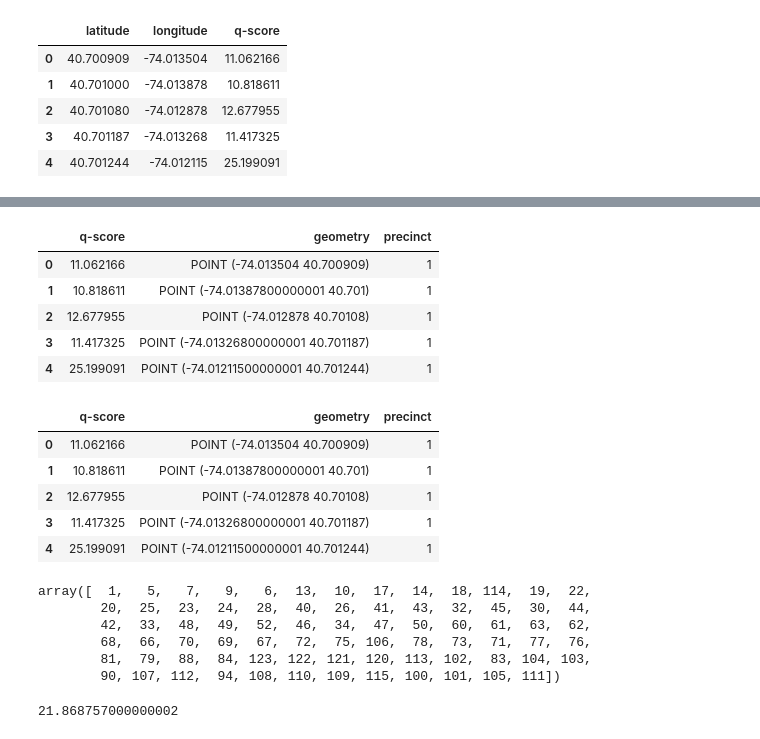
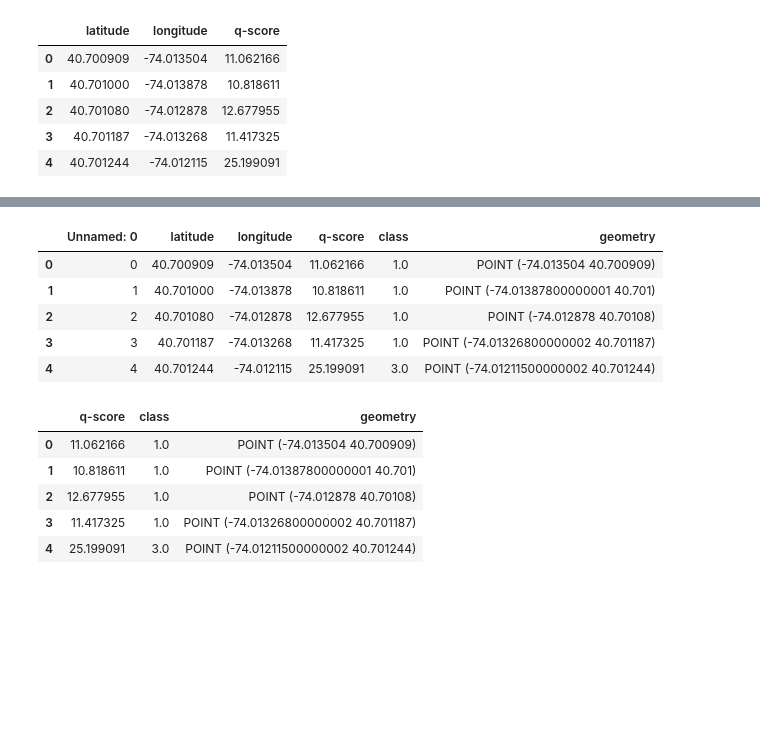
Before and after one commit to Mingyi1995/PUI2018_mh5172, a Jupyter notebook: project/code.ipynb, the cells around one changed output, grey strips where cells are left out. Drawn from its saved outputs; the diff is of its cells as text; code cells hidden in the pictures; blank space fills up the shorter version.

```diff
--- a/project/code.ipynb
+++ b/project/code.ipynb
@@ -46,0 +87,2 @@ ss.head()
+# %%
+ss = pd.read_csv('jenk.csv')
@@ -113,37 +113,20 @@ ppshp.head()
 # %%
 ssshp.head()
 # %% [output]
-|  | q-score | geometry | precinct |
-| 0 | 11.062166 | POINT (-74.013504 40.700909) | 1 |
-| 1 | 10.818611 | POINT (-74.01387800000001 40.701) | 1 |
-| 2 | 12.677955 | POINT (-74.012878 40.70108) | 1 |
-| 3 | 11.417325 | POINT (-74.01326800000001 40.701187) | 1 |
-| 4 | 25.199091 | POINT (-74.01211500000001 40.701244) | 1 |
+|  | Unnamed: 0 | latitude | longitude | q-score | class | geometry |
+| 0 | 0 | 40.700909 | -74.013504 | 11.062166 | 1.0 | POINT (-74.013504 40.700909) |
+| 1 | 1 | 40.701000 | -74.013878 | 10.818611 | 1.0 | POINT (-74.01387800000001 40.701) |
+| 2 | 2 | 40.701080 | -74.012878 | 12.677955 | 1.0 | POINT (-74.012878 40.70108) |
+| 3 | 3 | 40.701187 | -74.013268 | 11.417325 | 1.0 | POINT (-74.01326800000002 40.701187) |
+| 4 | 4 | 40.701244 | -74.012115 | 25.199091 | 3.0 | POINT (-74.01211500000002 40.701244) |
-# %%
-# as the safety score was collected in 2011, so first explore the crime statistics in 2011
-cs_11 = cs[['Precinct', 'Violation', 'CY2011']]
-
-#put street score and police precinct together
-
-ssshp = gpd.sjoin(ssshp, ppshp, how='left', op='intersects')
 # %%
 ssshp = ssshp.dropna()
-ssshp['precinct'] = ssshp['precinct'].astype('int')
-ssshp = ssshp[['q-score', 'geometry', 'precinct']]
+ssshp = ssshp[['q-score', 'class', 'geometry']]
 ssshp.head()
 # %% [output]
-|  | q-score | geometry | precinct |
-| 0 | 11.062166 | POINT (-74.013504 40.700909) | 1 |
-| 1 | 10.818611 | POINT (-74.01387800000001 40.701) | 1 |
-| 2 | 12.677955 | POINT (-74.012878 40.70108) | 1 |
-| 3 | 11.417325 | POINT (-74.01326800000001 40.701187) | 1 |
-| 4 | 25.199091 | POINT (-74.01211500000001 40.701244) | 1 |
+|  | q-score | class | geometry |
+| 0 | 11.062166 | 1.0 | POINT (-74.013504 40.700909) |
+| 1 | 10.818611 | 1.0 | POINT (-74.01387800000001 40.701) |
+| 2 | 12.677955 | 1.0 | POINT (-74.012878 40.70108) |
+| 3 | 11.417325 | 1.0 | POINT (-74.01326800000002 40.701187) |
+| 4 | 25.199091 | 3.0 | POINT (-74.01211500000002 40.701244) |
-# %%
-ssshp['precinct'].unique()
-# %% [output]
-array([  1,   5,   7,   9,   6,  13,  10,  17,  14,  18, 114,  19,  22,
-        20,  25,  23,  24,  28,  40,  26,  41,  43,  32,  45,  30,  44,
-        42,  33,  48,  49,  52,  46,  34,  47,  50,  60,  61,  63,  62,
-        68,  66,  70,  69,  67,  72,  75, 106,  78,  73,  71,  77,  76,
-        81,  79,  88,  84, 123, 122, 121, 120, 113, 102,  83, 104, 103,
-        90, 107, 112,  94, 108, 110, 109, 115, 100, 101, 105, 111])
@@ -154,8 +132,0 @@ for i in ssshp['precinct'].unique():
-# %%
-# determine the threshold of "unsafety"
-score = np.array(ssshp['q-score'])
-score.sort()
-threshold = score[int(len(score) / 4)]
-threshold
-# %% [output]
-21.868757000000002
```
Also changed, not shown: parts of 45 cells of this notebook.
